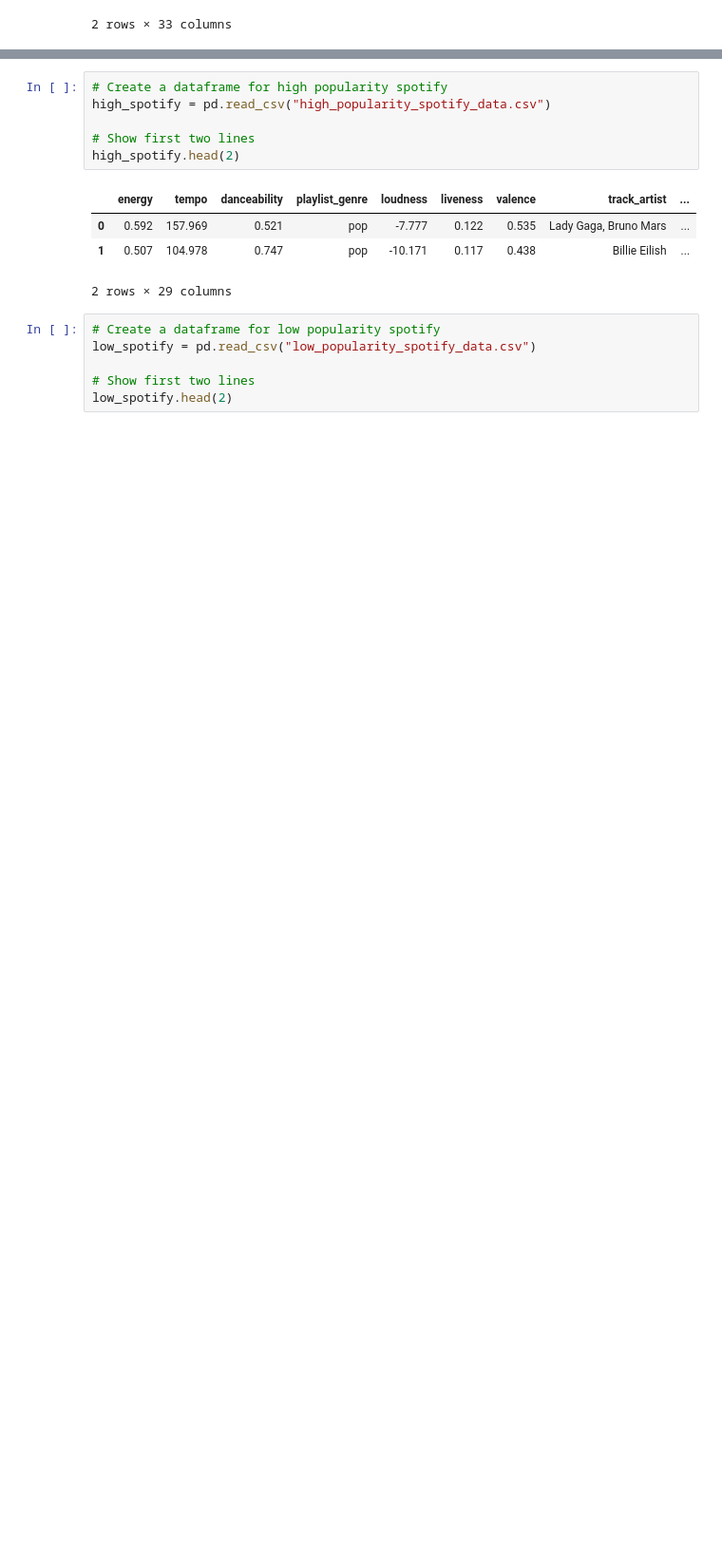
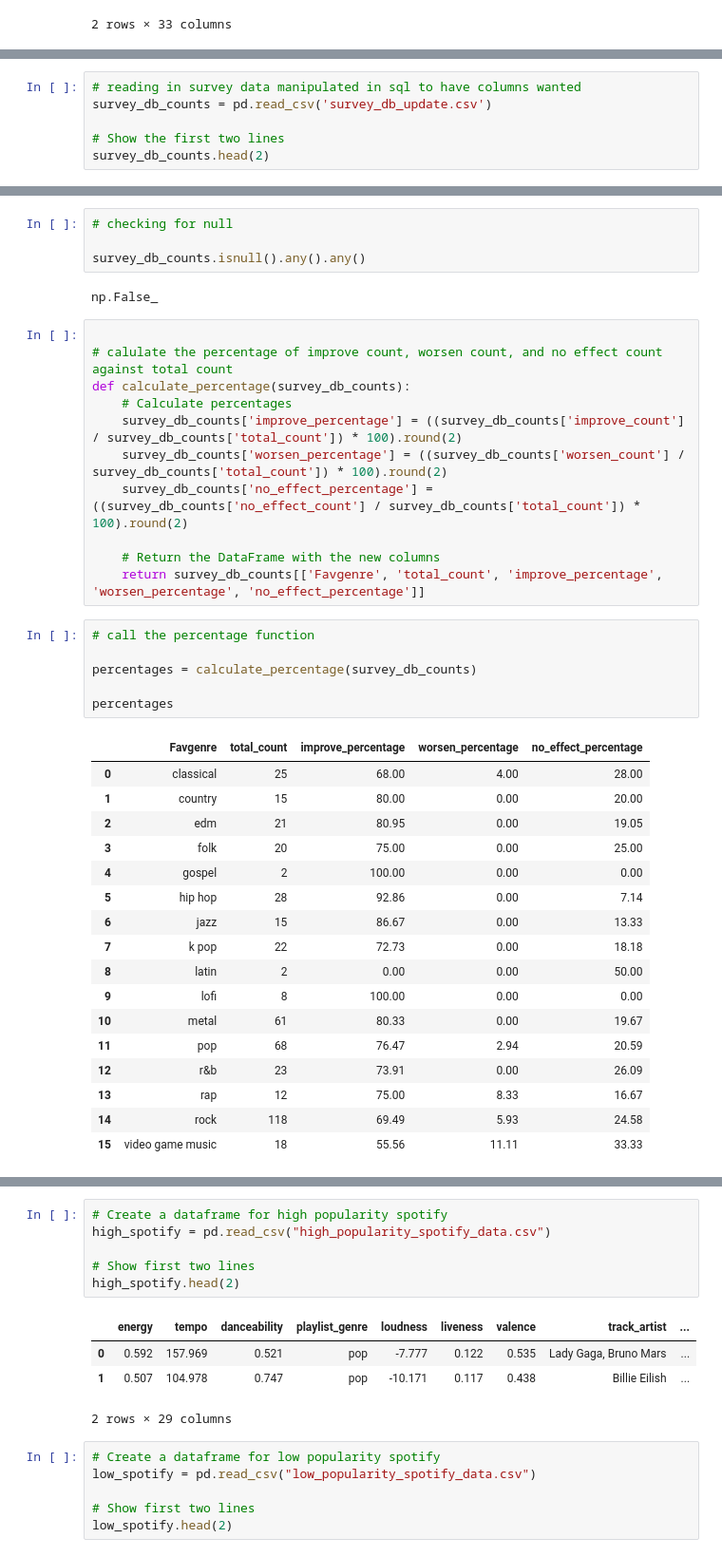
Before and after one commit to luckycarms/Music, a Jupyter notebook: music.ipynb, the cells around one changed output, grey strips where cells are left out. Shown at 95% size. Cells and saved outputs as stored; diff of their text form; blank space fills up the shorter version.

```diff
--- a/music.ipynb
+++ b/music.ipynb
@@ -26,0 +80,6 @@ survey.head(2)
+# %%
+# reading in survey data manipulated in sql to have columns wanted
+survey_db_counts = pd.read_csv('survey_db_update.csv')
+
+# Show the first two lines
+survey_db_counts.head(2)
@@ -26,0 +90,41 @@ survey.head(2)
+# %%
+# checking for null
+
+survey_db_counts.isnull().any().any()
+# %% [output]
+np.False_
+# %%
+
+# calulate the percentage of improve count, worsen count, and no effect count against total count
+def calculate_percentage(survey_db_counts):
+    # Calculate percentages
+    survey_db_counts['improve_percentage'] = ((survey_db_counts['improve_count'] / survey_db_counts['total_count']) * 100).round(2)
+    survey_db_counts['worsen_percentage'] = ((survey_db_counts['worsen_count'] / survey_db_counts['total_count']) * 100).round(2)
+    survey_db_counts['no_effect_percentage'] = ((survey_db_counts['no_effect_count'] / survey_db_counts['total_count']) * 100).round(2)
+
+    # Return the DataFrame with the new columns
+    return survey_db_counts[['Favgenre', 'total_count', 'improve_percentage', 'worsen_percentage', 'no_effect_percentage']]
+# %%
+# call the percentage function
+
+percentages = calculate_percentage(survey_db_counts)
+
+percentages
+# %% [output]
+|  | Favgenre | total_count | improve_percentage | worsen_percentage | no_effect_percentage |
+| 0 | classical | 25 | 68.00 | 4.00 | 28.00 |
+| 1 | country | 15 | 80.00 | 0.00 | 20.00 |
+| 2 | edm | 21 | 80.95 | 0.00 | 19.05 |
+| 3 | folk | 20 | 75.00 | 0.00 | 25.00 |
+| 4 | gospel | 2 | 100.00 | 0.00 | 0.00 |
+| 5 | hip hop | 28 | 92.86 | 0.00 | 7.14 |
+| 6 | jazz | 15 | 86.67 | 0.00 | 13.33 |
+| 7 | k pop | 22 | 72.73 | 0.00 | 18.18 |
+| 8 | latin | 2 | 0.00 | 0.00 | 50.00 |
+| 9 | lofi | 8 | 100.00 | 0.00 | 0.00 |
+| 10 | metal | 61 | 80.33 | 0.00 | 19.67 |
+| 11 | pop | 68 | 76.47 | 2.94 | 20.59 |
+| 12 | r&b | 23 | 73.91 | 0.00 | 26.09 |
+| 13 | rap | 12 | 75.00 | 8.33 | 16.67 |
+| 14 | rock | 118 | 69.49 | 5.93 | 24.58 |
+| 15 | video game music | 18 | 55.56 | 11.11 | 33.33 |
```
Also changed, not shown: parts of 60 cells of this notebook, 5 other files.
